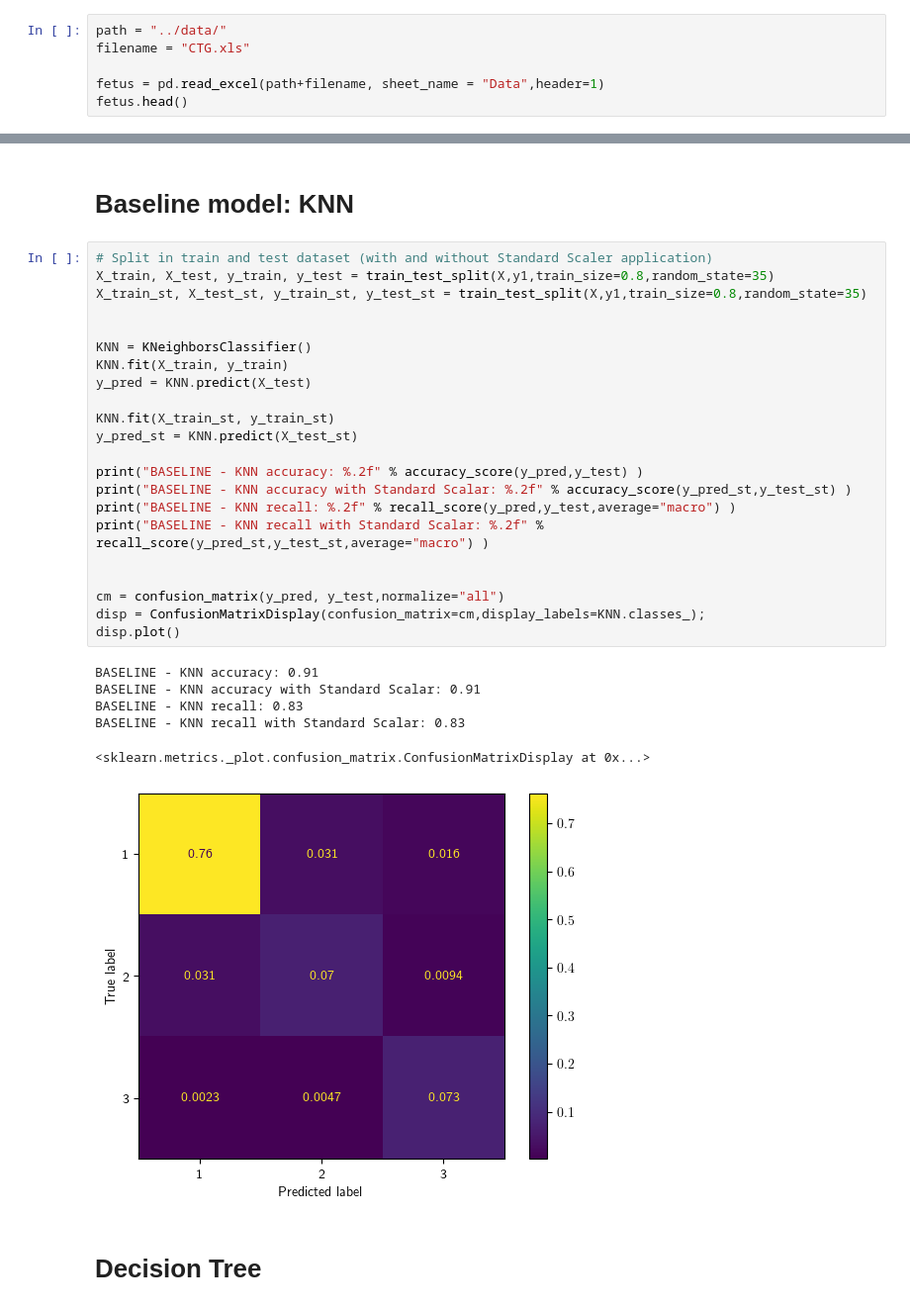
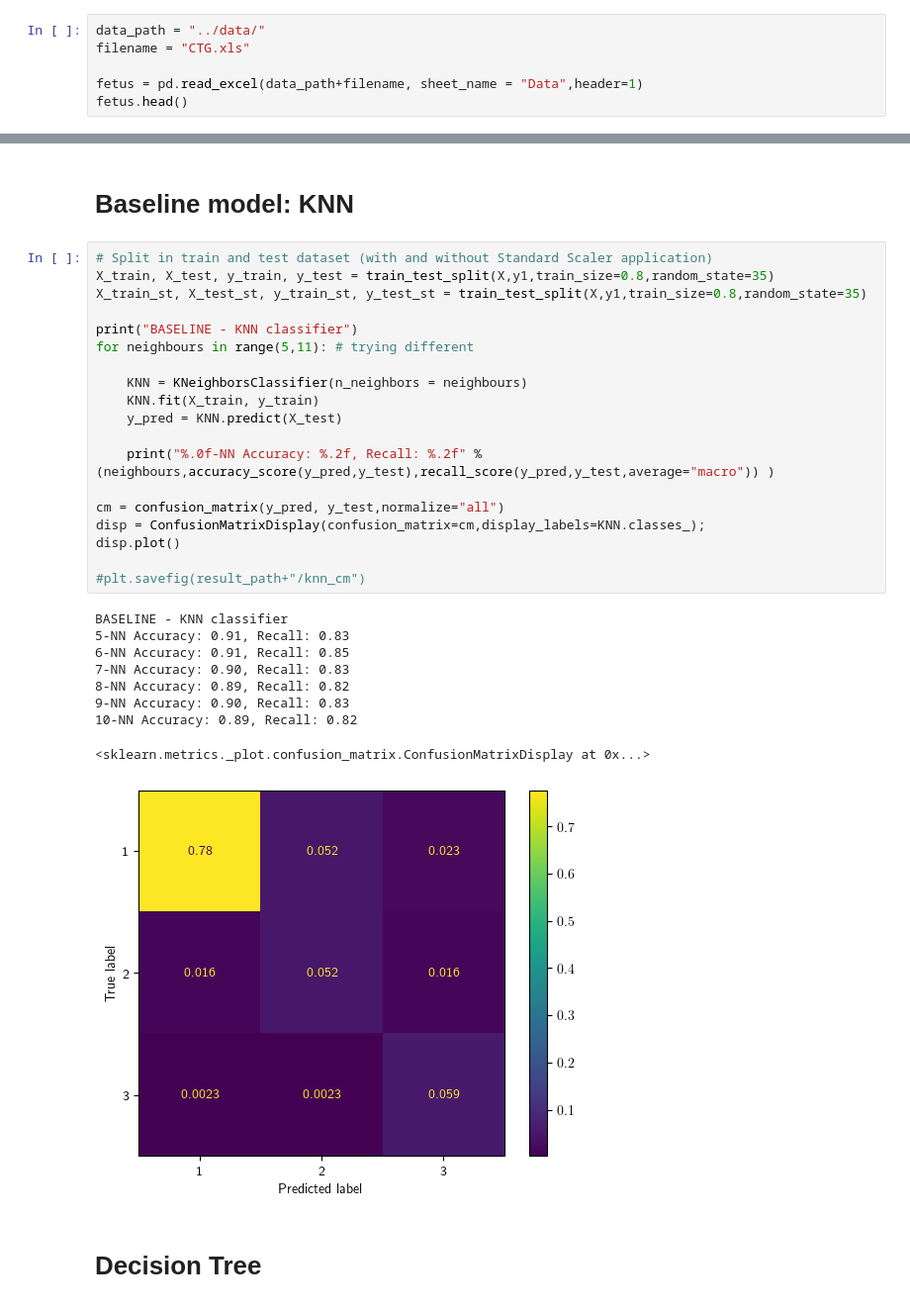
Before and after one commit to LaerteAdami/CW_Intro_AI, a Jupyter notebook: notebooks/notebook_first_analysis.ipynb, the cells around one changed output, grey strips where cells are left out. Shown: that part at 99% size. Drawn from its saved outputs; the diff is of its cells as text.

Commit message:
Data and images uploaded

```diff
--- a/notebooks/notebook_first_analysis.ipynb
+++ b/notebooks/notebook_first_analysis.ipynb
@@ -68,10 +70,10 @@ plt.rcParams['text.usetex'] = True
 # %% [markdown]
 Import data from Excel file CTG.xls
 # %%
-path = "../data/"
+data_path = "../data/"
 filename = "CTG.xls"
 
-fetus = pd.read_excel(path+filename, sheet_name = "Data",header=1)
+fetus = pd.read_excel(data_path+filename, sheet_name = "Data",header=1)
 fetus.head()
 # %% [output]
 |  | b | e | AC | FM | UC | DL | DS | DP | DR | Unnamed: 9 | ... | ... |
@@ -296,32 +314,32 @@ X_over = f_over.drop(labels="NSP",axis=1)
 # %%
 # Split in train and test dataset (with and without Standard Scaler application)
 X_train, X_test, y_train, y_test = train_test_split(X,y1,train_size=0.8,random_state=35)
 X_train_st, X_test_st, y_train_st, y_test_st = train_test_split(X,y1,train_size=0.8,random_state=35)
 
+print("BASELINE - KNN classifier")
+for neighbours in range(5,11): # trying different
 
-KNN = KNeighborsClassifier()
-KNN.fit(X_train, y_train)
-y_pred = KNN.predict(X_test)
+    KNN = KNeighborsClassifier(n_neighbors = neighbours)
+    KNN.fit(X_train, y_train)
+    y_pred = KNN.predict(X_test)
 
-KNN.fit(X_train_st, y_train_st)
-y_pred_st = KNN.predict(X_test_st)
-
-print("BASELINE - KNN accuracy: %.2f" % accuracy_score(y_pred,y_test) )
-print("BASELINE - KNN accuracy with Standard Scalar: %.2f" % accuracy_score(y_pred_st,y_test_st) )
-print("BASELINE - KNN recall: %.2f" % recall_score(y_pred,y_test,average="macro") )
-print("BASELINE - KNN recall with Standard Scalar: %.2f" % recall_score(y_pred_st,y_test_st,average="macro") )
-
+    print("%.0f-NN Accuracy: %.2f, Recall: %.2f" % (neighbours,accuracy_score(y_pred,y_test),recall_score(y_pred,y_test,average="macro")) )
 
 cm = confusion_matrix(y_pred, y_test,normalize="all")
 disp = ConfusionMatrixDisplay(confusion_matrix=cm,display_labels=KNN.classes_);
 disp.plot()
+
+#plt.savefig(result_path+"/knn_cm")
 # %% [output]
-BASELINE - KNN accuracy: 0.91
-BASELINE - KNN accuracy with Standard Scalar: 0.91
-BASELINE - KNN recall: 0.83
-BASELINE - KNN recall with Standard Scalar: 0.83
+BASELINE - KNN classifier
+5-NN Accuracy: 0.91, Recall: 0.83
+6-NN Accuracy: 0.91, Recall: 0.85
+7-NN Accuracy: 0.90, Recall: 0.83
+8-NN Accuracy: 0.89, Recall: 0.82
+9-NN Accuracy: 0.90, Recall: 0.83
+10-NN Accuracy: 0.89, Recall: 0.82
 <sklearn.metrics._plot.confusion_matrix.ConfusionMatrixDisplay at 0x...>
-[figure, old version]
+[figure, new version]
 # %% [markdown]
 # Decision Tree
 # %% [markdown]
```
Also changed, not shown: parts of 15 cells of this notebook, 6 other files.
